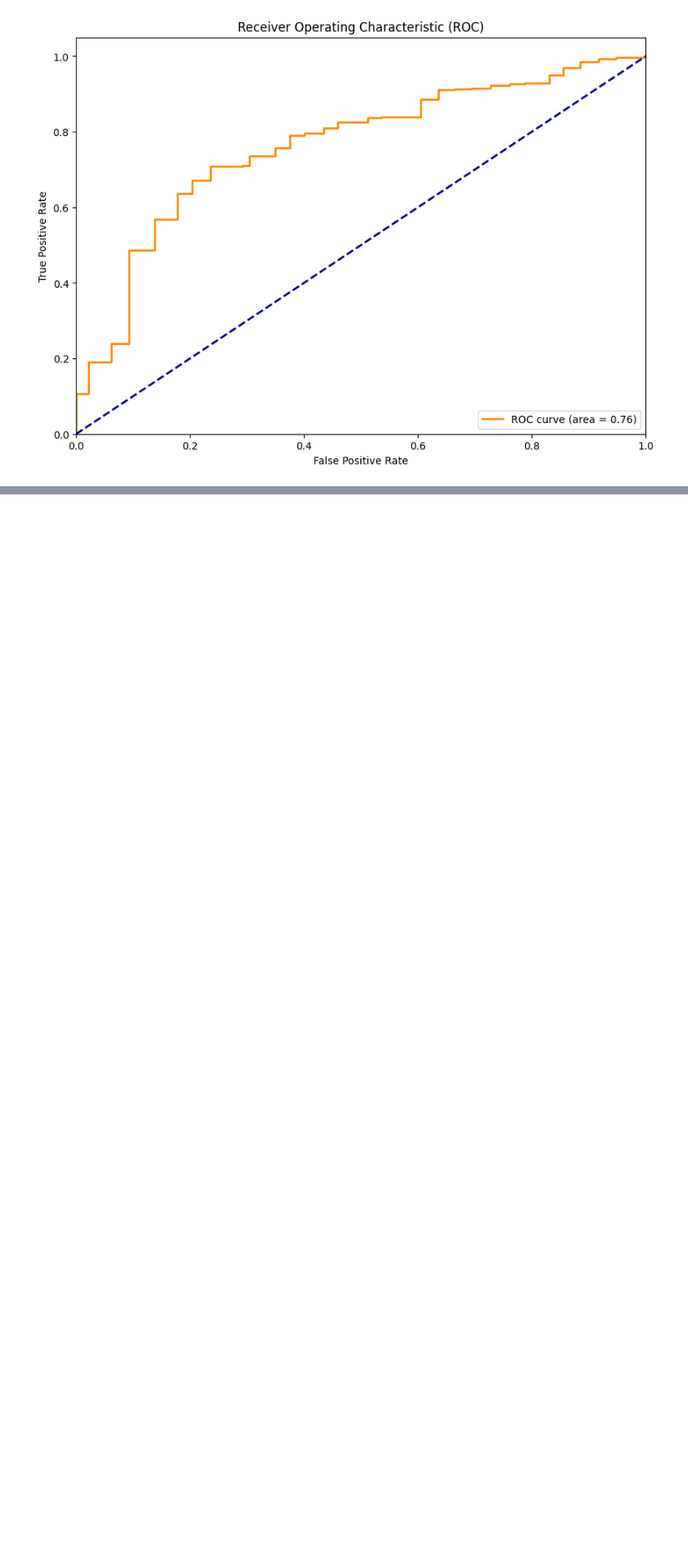
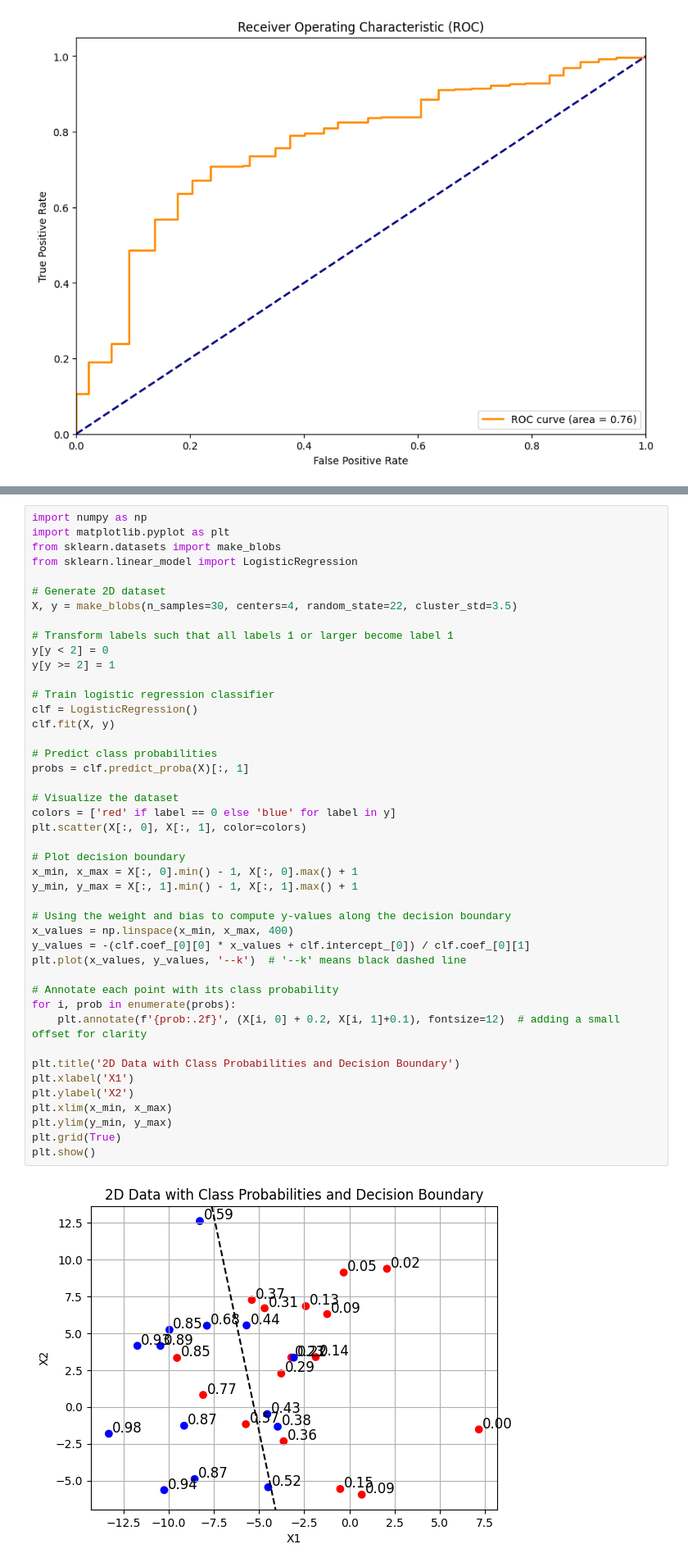
Before and after one commit to SergeiVKalinin/MSE_Fall2023, a Jupyter notebook: Module 2/4_Confusion_ROC_AUC.ipynb, the cells around one changed output, grey strips where cells are left out. Shown at 82% size. Drawn from its saved outputs; the diff is of its cells as text; blank space fills up the shorter version.

```diff
--- a/Module 2/4_Confusion_ROC_AUC.ipynb
+++ b/Module 2/4_Confusion_ROC_AUC.ipynb
@@ -484,0 +489,46 @@ plt.show()
+# %%
+import numpy as np
+import matplotlib.pyplot as plt
+from sklearn.datasets import make_blobs
+from sklearn.linear_model import LogisticRegression
+
+# Generate 2D dataset
+X, y = make_blobs(n_samples=30, centers=4, random_state=22, cluster_std=3.5)
+
+# Transform labels such that all labels 1 or larger become label 1
+y[y < 2] = 0
+y[y >= 2] = 1
+
+# Train logistic regression classifier
+clf = LogisticRegression()
+clf.fit(X, y)
+
+# Predict class probabilities
+probs = clf.predict_proba(X)[:, 1]
+
+# Visualize the dataset
+colors = ['red' if label == 0 else 'blue' for label in y]
+plt.scatter(X[:, 0], X[:, 1], color=colors)
+
+# Plot decision boundary
+x_min, x_max = X[:, 0].min() - 1, X[:, 0].max() + 1
+y_min, y_max = X[:, 1].min() - 1, X[:, 1].max() + 1
+
+# Using the weight and bias to compute y-values along the decision boundary
+x_values = np.linspace(x_min, x_max, 400)
+y_values = -(clf.coef_[0][0] * x_values + clf.intercept_[0]) / clf.coef_[0][1]
+plt.plot(x_values, y_values, '--k')  # '--k' means black dashed line
+
+# Annotate each point with its class probability
+for i, prob in enumerate(probs):
+    plt.annotate(f'{prob:.2f}', (X[i, 0] + 0.2, X[i, 1]+0.1), fontsize=12)  # adding a small offset for clarity
+
+plt.title('2D Data with Class Probabilities and Decision Boundary')
+plt.xlabel('X1')
+plt.ylabel('X2')
+plt.xlim(x_min, x_max)
+plt.ylim(y_min, y_max)
+plt.grid(True)
+plt.show()
+# %% [output]
+[figure, added]
```
Also changed, not shown: parts of 8 cells of this notebook.
